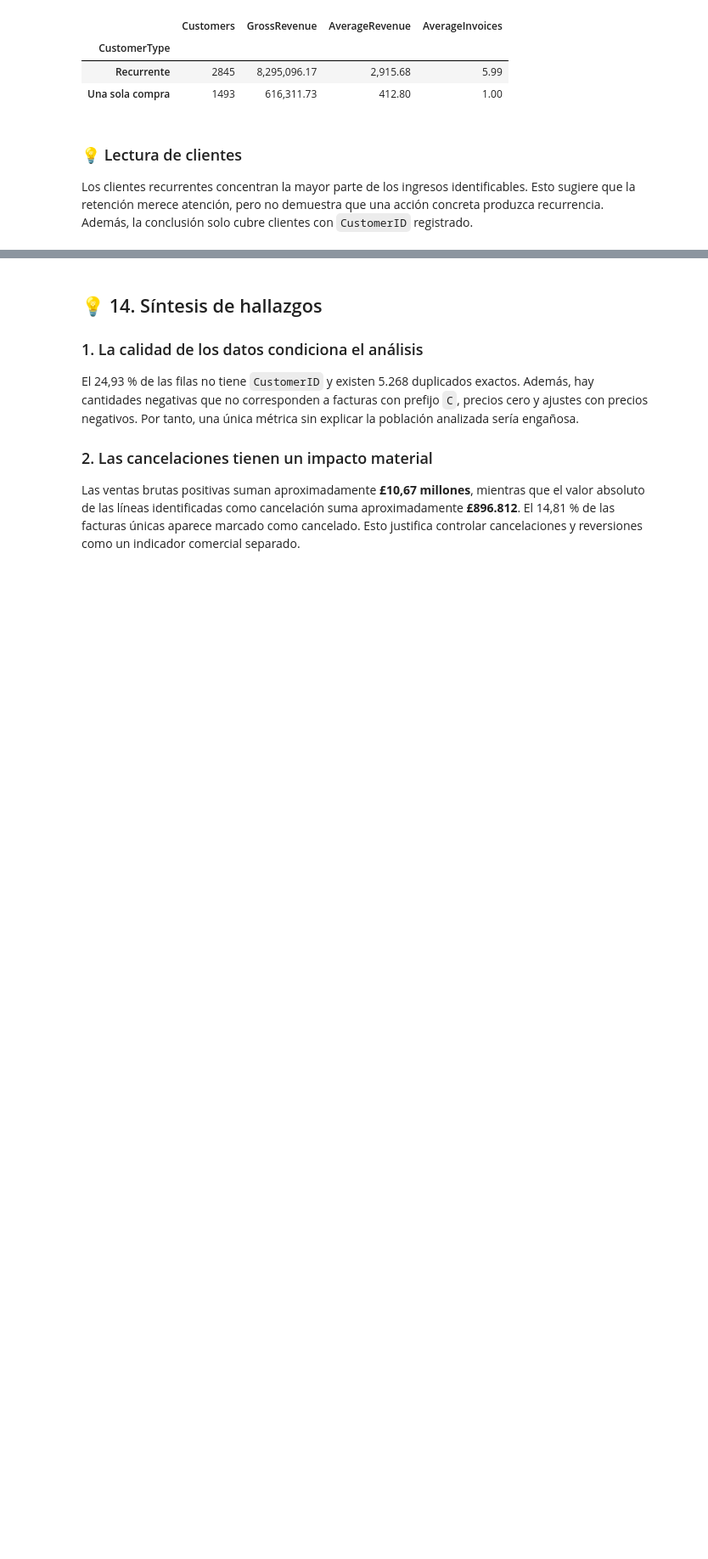
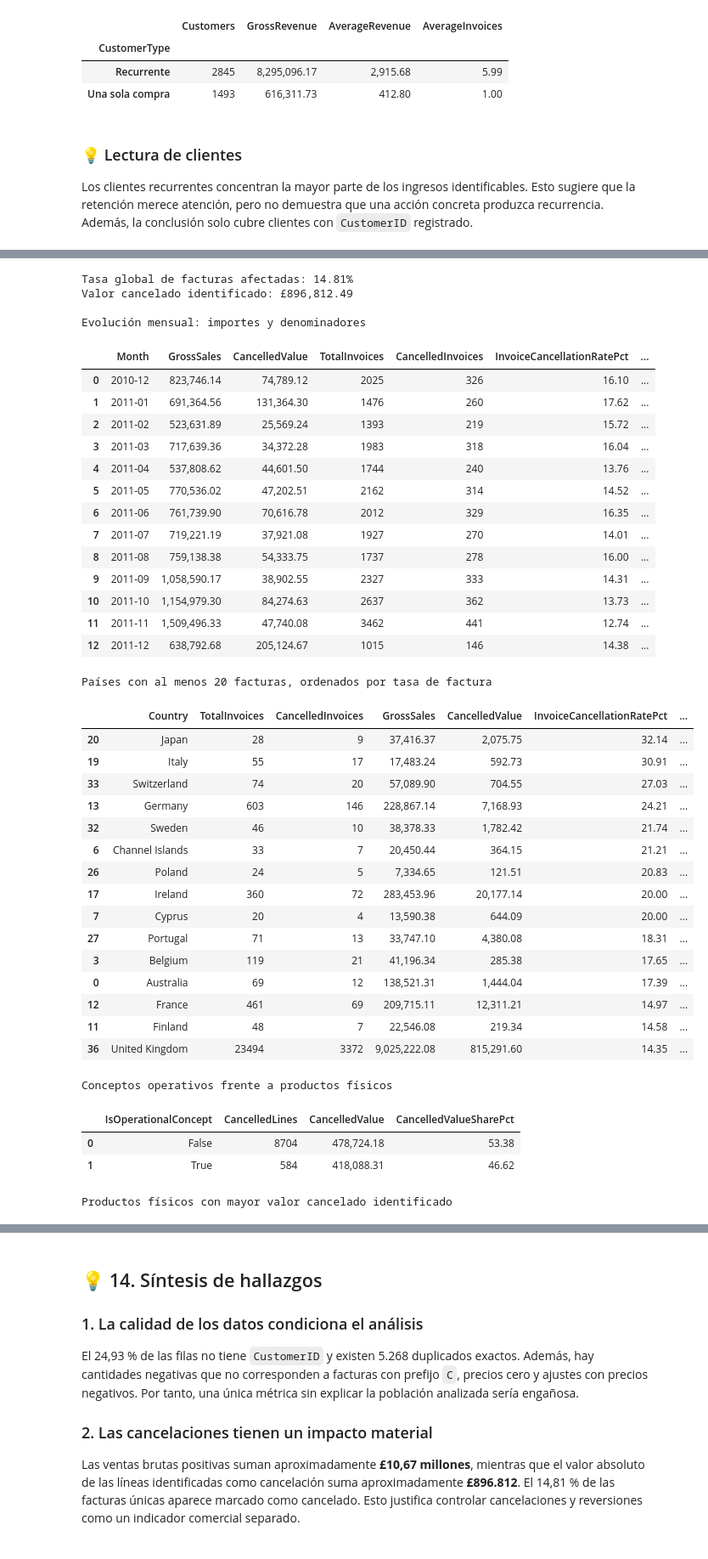
Before and after one commit to davidlafuentem/online-retail-eda, a Jupyter notebook: notebooks/01_online_retail_eda.ipynb, the cells around one changed output, grey strips where cells are left out. Shown at 85% size. Cells and saved outputs as stored; diff of their text form; code cells hidden in the pictures; blank space fills up the shorter version.

Commit message:
feat: add expert cancellation audit

```diff
--- a/notebooks/01_online_retail_eda.ipynb
+++ b/notebooks/01_online_retail_eda.ipynb
@@ -891,0 +899,68 @@ Los clientes recurrentes concentran la mayor parte de los ingresos identificable
+# %%
+cancellation_audit_results = cancellation_audit(data)
+
+cancellation_monthly_expert = cancellation_audit_results["monthly"]
+cancellation_country_expert = cancellation_audit_results["country"]
+cancellation_product_expert = cancellation_audit_results["product"]
+cancellation_operational_expert = cancellation_audit_results["operational"]
+
+print(f"Tasa global de facturas afectadas: {cancellation_audit_results['overall_invoice_rate_pct']:.2f}%")
+print(f"Valor cancelado identificado: £{cancellation_audit_results['overall_cancelled_value']:,.2f}")
+
+print("\nEvolución mensual: importes y denominadores")
+display(cancellation_monthly_expert)
+
+print("\nPaíses con al menos 20 facturas, ordenados por tasa de factura")
+display(
+    cancellation_country_expert
+    .loc[cancellation_country_expert["ComparableExposure"]]
+    .sort_values("InvoiceCancellationRatePct", ascending=False)
+    .head(15)
+)
+
+print("\nConceptos operativos frente a productos físicos")
+display(cancellation_operational_expert)
+
+print("\nProductos físicos con mayor valor cancelado identificado")
+display(cancellation_product_expert.head(15))
+# %% [output]
+Tasa global de facturas afectadas: 14.81%
+Valor cancelado identificado: £896,812.49
+
+Evolución mensual: importes y denominadores
+|  | Month | GrossSales | CancelledValue | TotalInvoices | CancelledInvoices | InvoiceCancellationRatePct | ... |
+| 0 | 2010-12 | 823,746.14 | 74,789.12 | 2025 | 326 | 16.10 | ... |
+| 1 | 2011-01 | 691,364.56 | 131,364.30 | 1476 | 260 | 17.62 | ... |
+| 2 | 2011-02 | 523,631.89 | 25,569.24 | 1393 | 219 | 15.72 | ... |
+| 3 | 2011-03 | 717,639.36 | 34,372.28 | 1983 | 318 | 16.04 | ... |
+| 4 | 2011-04 | 537,808.62 | 44,601.50 | 1744 | 240 | 13.76 | ... |
+| 5 | 2011-05 | 770,536.02 | 47,202.51 | 2162 | 314 | 14.52 | ... |
+| 6 | 2011-06 | 761,739.90 | 70,616.78 | 2012 | 329 | 16.35 | ... |
+| 7 | 2011-07 | 719,221.19 | 37,921.08 | 1927 | 270 | 14.01 | ... |
+| 8 | 2011-08 | 759,138.38 | 54,333.75 | 1737 | 278 | 16.00 | ... |
+| 9 | 2011-09 | 1,058,590.17 | 38,902.55 | 2327 | 333 | 14.31 | ... |
+| 10 | 2011-10 | 1,154,979.30 | 84,274.63 | 2637 | 362 | 13.73 | ... |
+| 11 | 2011-11 | 1,509,496.33 | 47,740.08 | 3462 | 441 | 12.74 | ... |
+| 12 | 2011-12 | 638,792.68 | 205,124.67 | 1015 | 146 | 14.38 | ... |
+Países con al menos 20 facturas, ordenados por tasa de factura
+|  | Country | TotalInvoices | CancelledInvoices | GrossSales | CancelledValue | InvoiceCancellationRatePct | ... |
+| 20 | Japan | 28 | 9 | 37,416.37 | 2,075.75 | 32.14 | ... |
+| 19 | Italy | 55 | 17 | 17,483.24 | 592.73 | 30.91 | ... |
+| 33 | Switzerland | 74 | 20 | 57,089.90 | 704.55 | 27.03 | ... |
+| 13 | Germany | 603 | 146 | 228,867.14 | 7,168.93 | 24.21 | ... |
+| 32 | Sweden | 46 | 10 | 38,378.33 | 1,782.42 | 21.74 | ... |
+| 6 | Channel Islands | 33 | 7 | 20,450.44 | 364.15 | 21.21 | ... |
+| 26 | Poland | 24 | 5 | 7,334.65 | 121.51 | 20.83 | ... |
+| 17 | Ireland | 360 | 72 | 283,453.96 | 20,177.14 | 20.00 | ... |
+| 7 | Cyprus | 20 | 4 | 13,590.38 | 644.09 | 20.00 | ... |
+| 27 | Portugal | 71 | 13 | 33,747.10 | 4,380.08 | 18.31 | ... |
+| 3 | Belgium | 119 | 21 | 41,196.34 | 285.38 | 17.65 | ... |
+| 0 | Australia | 69 | 12 | 138,521.31 | 1,444.04 | 17.39 | ... |
+| 12 | France | 461 | 69 | 209,715.11 | 12,311.21 | 14.97 | ... |
+| 11 | Finland | 48 | 7 | 22,546.08 | 219.34 | 14.58 | ... |
+| 36 | United Kingdom | 23494 | 3372 | 9,025,222.08 | 815,291.60 | 14.35 | ... |
+Conceptos operativos frente a productos físicos
+|  | IsOperationalConcept | CancelledLines | CancelledValue | CancelledValueSharePct |
+| 0 | False | 8704 | 478,724.18 | 53.38 |
+| 1 | True | 584 | 418,088.31 | 46.62 |
+Productos físicos con mayor valor cancelado identificado
```
Also changed, not shown: parts of 4 cells of this notebook, 1 other file.
